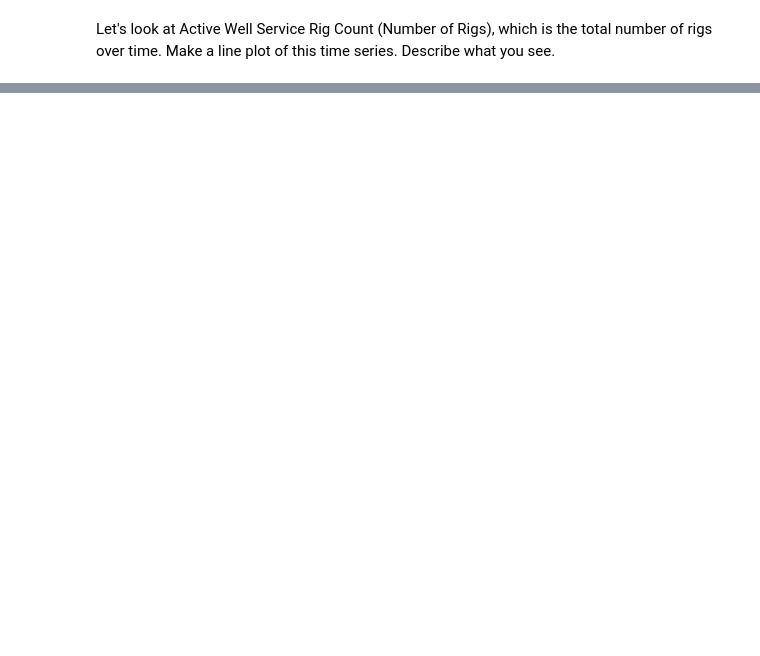
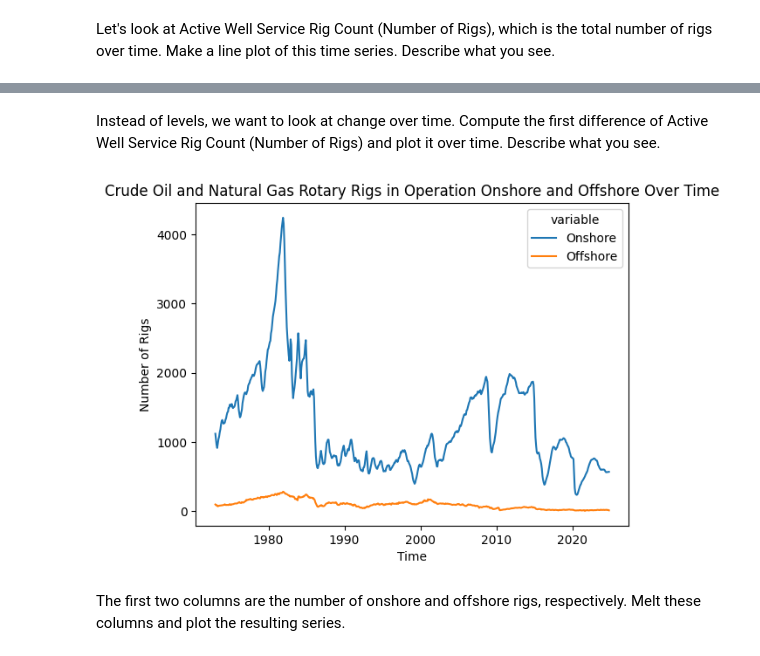
Before and after one commit to siwenliao/EDA, a Jupyter notebook: assignment/assignment.ipynb, the cells around one changed output, grey strips where cells are left out. Cells and saved outputs as stored; diff of their text form; code cells hidden in the pictures; blank space fills up the shorter version.

```diff
--- a/assignment/assignment.ipynb
+++ b/assignment/assignment.ipynb
@@ -412,2 +416,12 @@ sns.lineplot(data=rigs_df, x='time', y='Active Well Service Rig Count (Number of
 # %% [markdown]
 Let's look at Active Well Service Rig Count (Number of Rigs), which is the total number of rigs over time. Make a line plot of this time series. Describe what you see.
+# %%
+# 4: First difference
+
+tdf = rigs_df.sort_values('time')
+y = tdf['Active Well Service Rig Count (Number of Rigs)'].to_numpy()
+t = len(y)
+diff = y[1:]-y[:(t-1)]
+fig = sns.histplot(diff)
+fig.set(title='Differences')
+plt.show()
@@ -413,0 +430,16 @@ Let's look at Active Well Service Rig Count (Number of Rigs), which is the total
+# %% [markdown]
+Instead of levels, we want to look at change over time. Compute the first difference of Active Well Service Rig Count (Number of Rigs) and plot it over time. Describe what you see.
+# %%
+# 5: Melting onshore and offshore rigs
+
+hdf = tdf.melt(id_vars='time', value_vars=tdf.iloc[:,0:2].columns)
+hdf.head()
+hdf['variable'] = hdf['variable'].replace({'Crude Oil and Natural Gas Rotary Rigs in Operation, Onshore (Number of Rigs)': 'Onshore',
+                                            'Crude Oil and Natural Gas Rotary Rigs in Operation, Offshore (Number of Rigs)': 'Offshore'})
+fig = sns.lineplot(data=hdf, x='time', y='value', hue='variable')
+fig.set(title='Crude Oil and Natural Gas Rotary Rigs in Operation Onshore and Offshore Over Time', xlabel='Time',ylabel='Number of Rigs')
+plt.show()
+# %% [output]
+[figure, added]
+# %% [markdown]
+The first two columns are the number of onshore and offshore rigs, respectively. Melt these columns and plot the resulting series.
```
Also changed, not shown: parts of 5 cells of this notebook.
